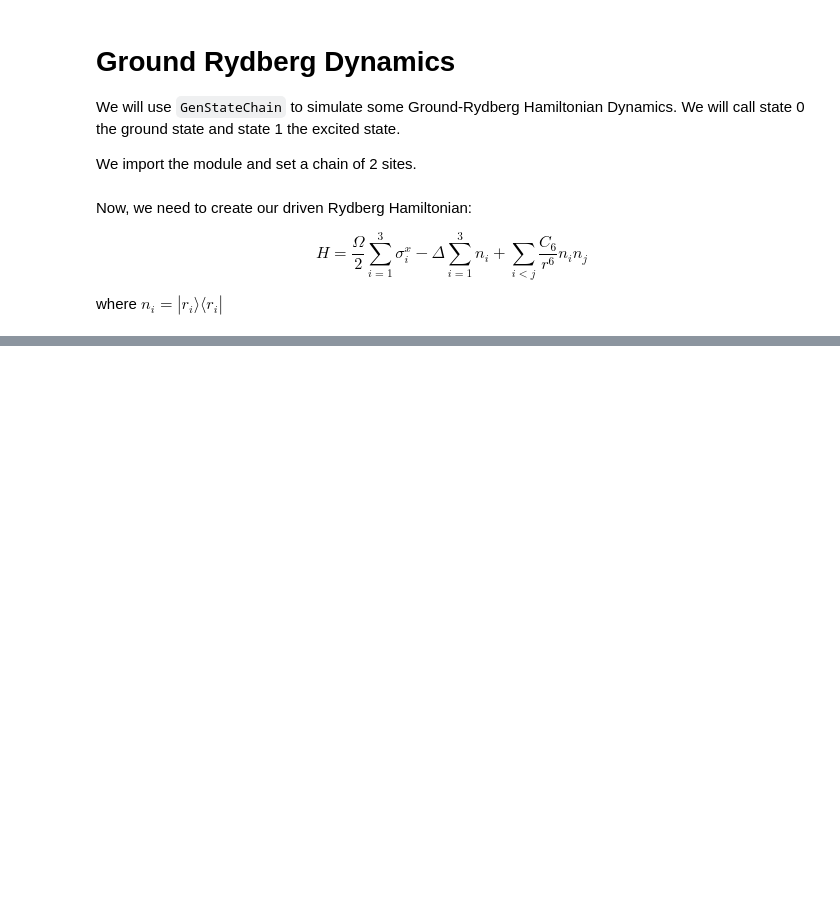
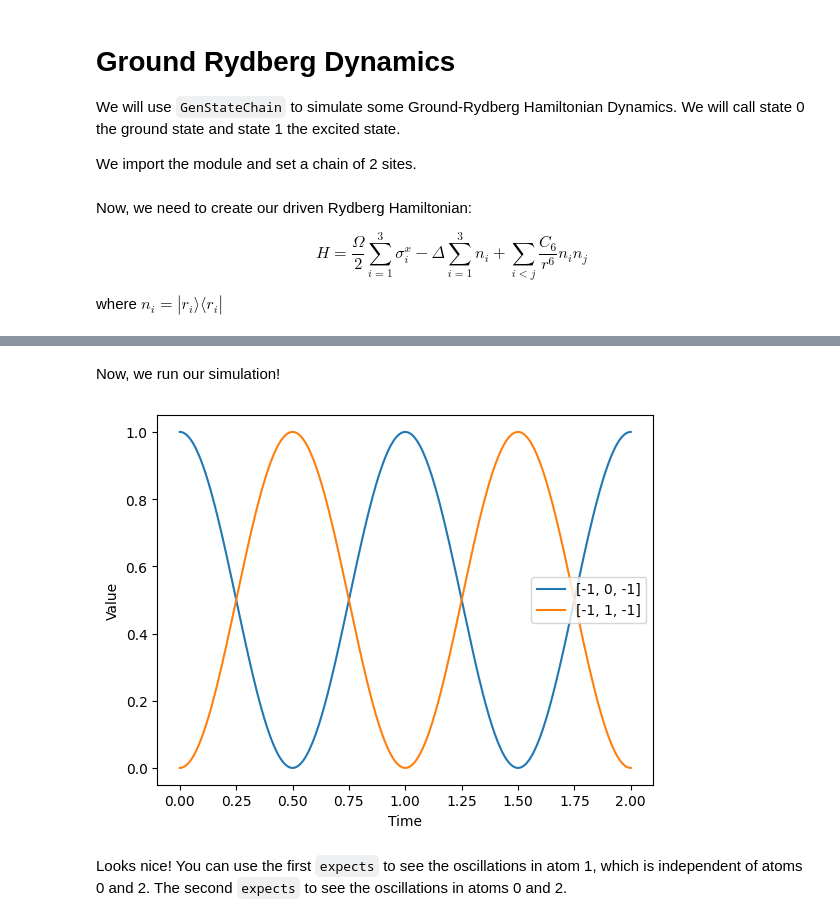
Before and after one commit to nacs-lab/qutip-nacs, a Jupyter notebook: lib/GroundRydbergDynamics.ipynb, the cells around one changed output, grey strips where cells are left out. Drawn from its saved outputs; the diff is of its cells as text; code cells hidden in the pictures; blank space fills up the shorter version.

```diff
--- a/lib/GroundRydbergDynamics.ipynb
+++ b/lib/GroundRydbergDynamics.ipynb
@@ -34,0 +71,38 @@ Quantum object: dims = [[2, 2], [2, 2]], shape = (4, 4), type = oper, isherm = T
+# %%
+GSC.set_n([2,2,2]) # Have a three atom chain now
+
+coords = [[0,0],[1,0],[2,0]] # two sites, 1 unit apart
+omega = 2 * np.pi * 1
+delta = 0
+C6 = [[1000, 0], [1000]] # intraspecies interaction of 1000 and interspecies of 0
+atom_types = [0,1,0]
+
+def CreateDrivenRydHamiltonianDualSpecies(coords, omega, delta, C6, atom_types):
+    # Create the Rabi drive term and detuning term
+    H = GSC.Operators.zero()
+
+    for i in range(len(coords)):
+        H = H + omega / 2 * GSC.Operators.sigmax([i], [[0,1]]) - delta * GSC.Operators.proj(GSC.create_state_list([i],1)) # The delta multiplies a projector of state 1 on site i
+
+    # Lastly we add the interaction term. Here we use an operator from the library.
+    states = 1 # The interacting state is state 1.
+    H = H + GSC.Operators.PairInteraction(coords, C6, states, atom_types)
+    return H
+
+H = CreateDrivenRydHamiltonianDualSpecies(coords, omega, delta, C6, atom_types)
+# %% [markdown]
+Now, we run our simulation!
+# %%
+init_state = GSC.States.specify([0,0,0]) # start in ground state
+tend = 2 * 2 * np.pi/omega
+npts = 300
+# build the XX operator to check the coherence of the bright state
+XXop = GSC.Operators.sigmax([0,2], [[0, 1], [0, 1]])
+expects = [[-1,0,-1], [-1,1,-1]] # Measure the oscillations between the species 1 atom
+#expects = [[0,-1,0],[0,-1,1], [1,-1,0], [1,-1,1], XXop] # Measure the oscillations between the species 0 atoms
+bPlot = 1
+result = GSC.Dynamics.Unitary(H, init_state, tend, npts, expects, 1)
+# %% [output]
+[figure, added]
+# %% [markdown]
+Looks nice! You can use the first `expects` to see the oscillations in atom 1, which is independent of atoms 0 and 2. The second `expects` to see the oscillations in atoms 0 and 2.
```
Also changed, not shown: parts of 8 cells of this notebook, 3 other files.
